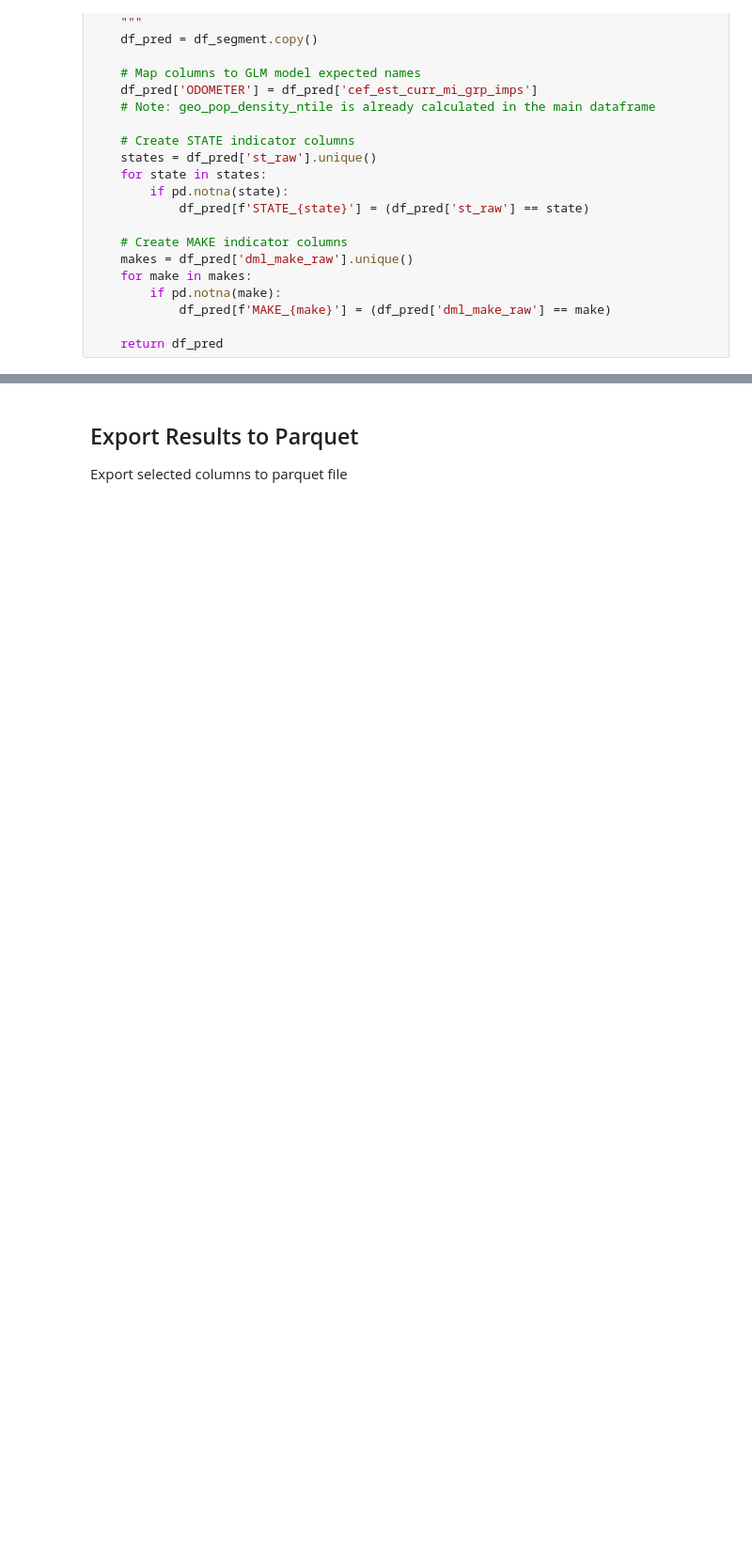
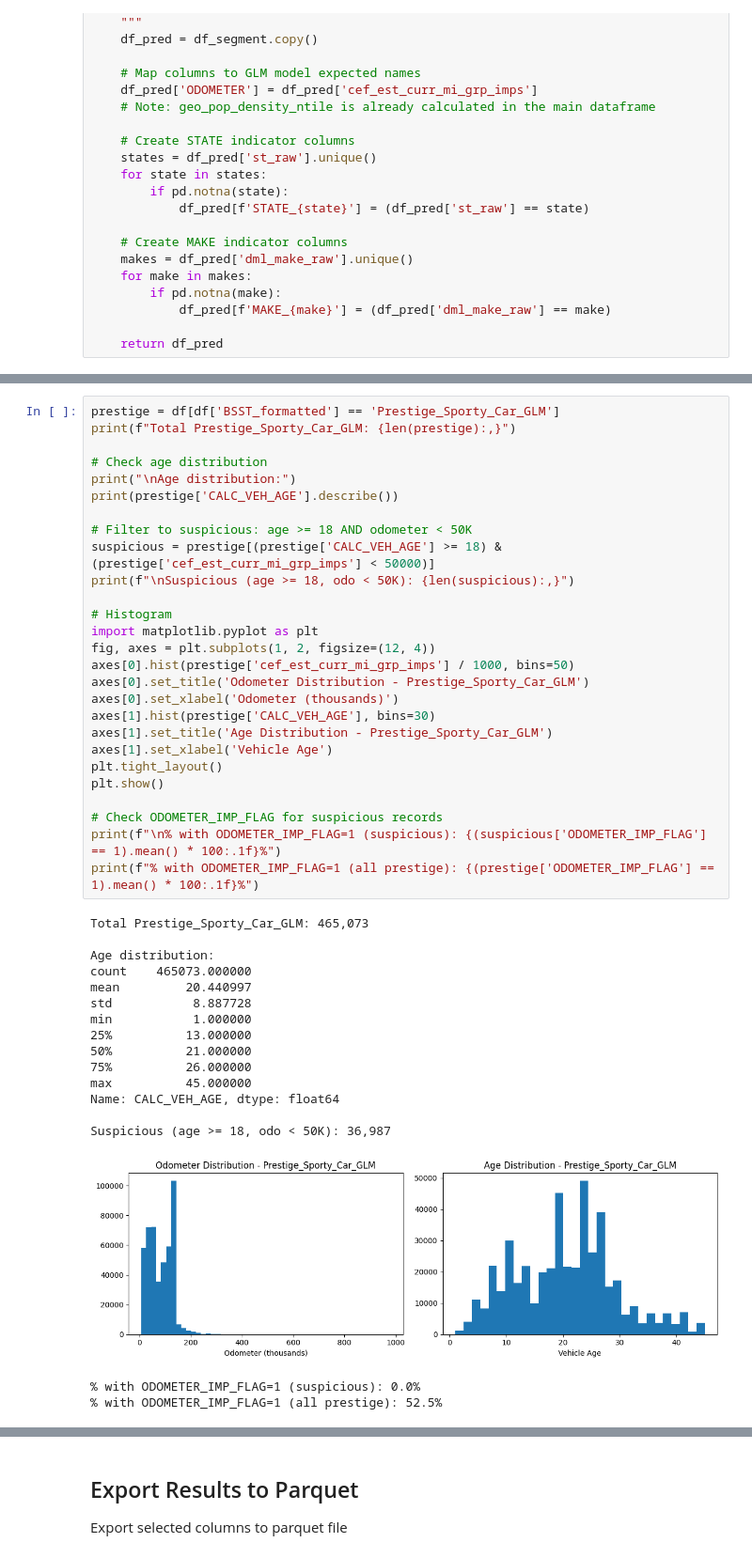
Before and after one commit to axspinnacle/26CF_Dmod_v1, a Jupyter notebook: 2026_calc_offset/calc_offset_v1.ipynb, the cells around one changed output, grey strips where cells are left out. Shown at 94% size. Drawn from its saved outputs; the diff is of its cells as text; blank space fills up the shorter version.

```diff
--- a/2026_calc_offset/calc_offset_v1.ipynb
+++ b/2026_calc_offset/calc_offset_v1.ipynb
@@ -449,0 +695,45 @@ Name: veh_value_dep, dtype: float64
+# %%
+prestige = df[df['BSST_formatted'] == 'Prestige_Sporty_Car_GLM']
+print(f"Total Prestige_Sporty_Car_GLM: {len(prestige):,}")
+
+# Check age distribution
+print("\nAge distribution:")
+print(prestige['CALC_VEH_AGE'].describe())
+
+# Filter to suspicious: age >= 18 AND odometer < 50K
+suspicious = prestige[(prestige['CALC_VEH_AGE'] >= 18) & (prestige['cef_est_curr_mi_grp_imps'] < 50000)]
+print(f"\nSuspicious (age >= 18, odo < 50K): {len(suspicious):,}")
+
+# Histogram
+import matplotlib.pyplot as plt
+fig, axes = plt.subplots(1, 2, figsize=(12, 4))
+axes[0].hist(prestige['cef_est_curr_mi_grp_imps'] / 1000, bins=50)
+axes[0].set_title('Odometer Distribution - Prestige_Sporty_Car_GLM')
+axes[0].set_xlabel('Odometer (thousands)')
+axes[1].hist(prestige['CALC_VEH_AGE'], bins=30)
+axes[1].set_title('Age Distribution - Prestige_Sporty_Car_GLM')
+axes[1].set_xlabel('Vehicle Age')
+plt.tight_layout()
+plt.show()
+
+# Check ODOMETER_IMP_FLAG for suspicious records
+print(f"\n% with ODOMETER_IMP_FLAG=1 (suspicious): {(suspicious['ODOMETER_IMP_FLAG'] == 1).mean() * 100:.1f}%")
+print(f"% with ODOMETER_IMP_FLAG=1 (all prestige): {(prestige['ODOMETER_IMP_FLAG'] == 1).mean() * 100:.1f}%")
+# %% [output]
+Total Prestige_Sporty_Car_GLM: 465,073
+
+Age distribution:
+count    465073.000000
+mean         20.440997
+std           8.887728
+min           1.000000
+25%          13.000000
+50%          21.000000
+75%          26.000000
+max          45.000000
+Name: CALC_VEH_AGE, dtype: float64
+
+Suspicious (age >= 18, odo < 50K): 36,987
+[figure, added]
+% with ODOMETER_IMP_FLAG=1 (suspicious): 0.0%
+% with ODOMETER_IMP_FLAG=1 (all prestige): 52.5%
```
Also changed, not shown: parts of 31 cells of this notebook, 1 other file.
